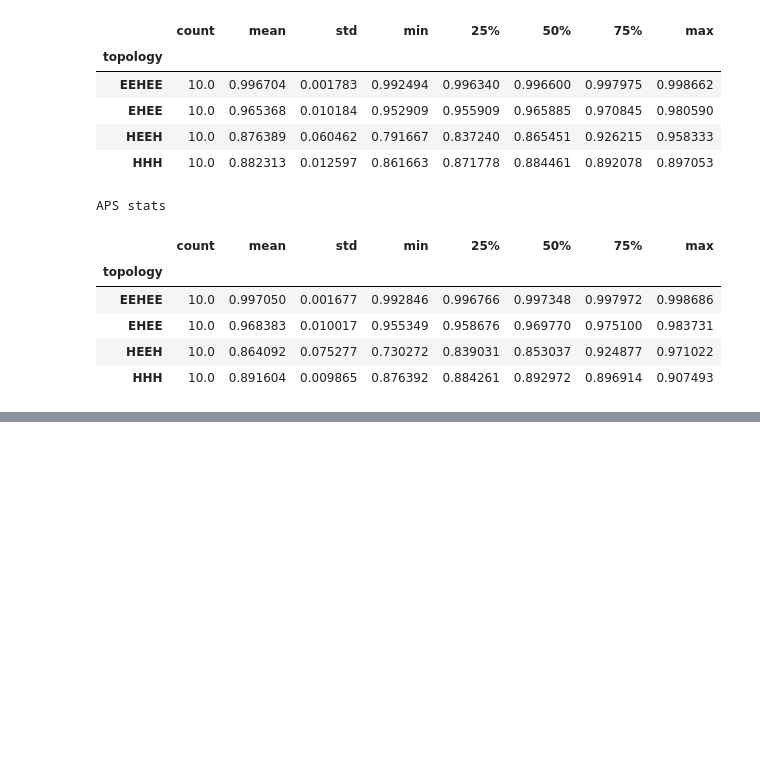
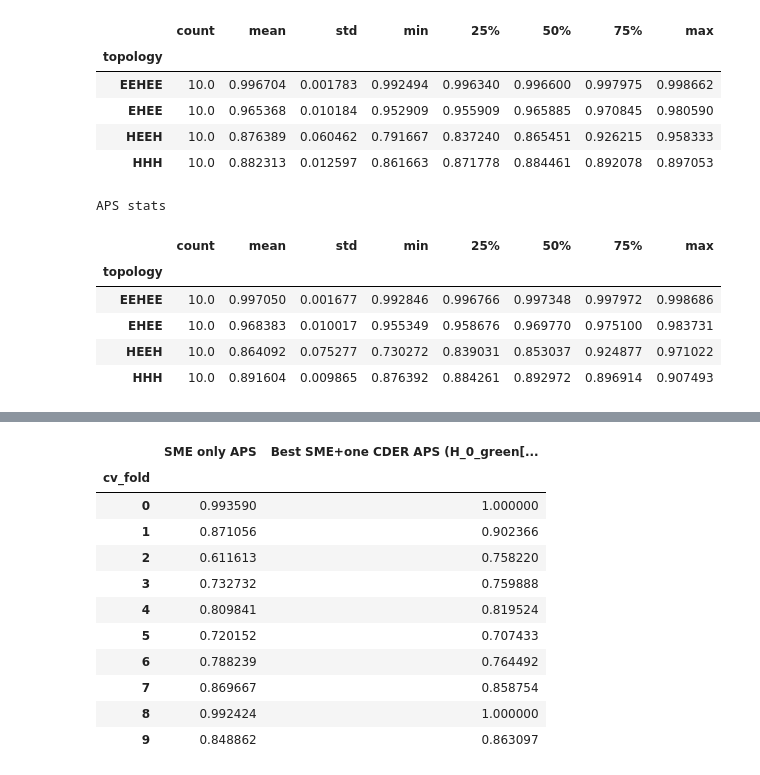
Before and after one commit to amish-mishra/CDER-protein-classifier, a Jupyter notebook: 8analyze_performance.ipynb, the cells around one changed output, grey strips where cells are left out. Drawn from its saved outputs; the diff is of its cells as text; code cells hidden in the pictures; blank space fills up the shorter version.

```diff
--- a/8analyze_performance.ipynb
+++ b/8analyze_performance.ipynb
@@ -147,0 +180,36 @@ Performance of training on all stable and same number of unstable proteins for e
+# %%
+heeh_cv_aps_sme_all_cder = pandas.read_csv('perf_dataframes/HEEH_cv_aps_scores_sme_and_all_cder.csv')
+heeh_cv_aps_sme_only = pandas.read_csv('perf_dataframes/HEEH_cv_aps_scores_sme_only.csv')
+heeh_cv_aps_sme_one_cder = pandas.read_csv('perf_dataframes/HEEH_cv_aps_scores_sme_with_one_cder_feature.csv')
+# %%
+# Calculate mean and std for each model
+mean_sme_only = heeh_cv_aps_sme_only['all_sme_aps'].mean()
+std_sme_only = heeh_cv_aps_sme_only['all_sme_aps'].std()
+
+mean_sme_all_cder = heeh_cv_aps_sme_all_cder['sme_cder_aps'].mean()
+std_sme_all_cder = heeh_cv_aps_sme_all_cder['sme_cder_aps'].std()
+
+# Find the column in sme_one_cder with the highest mean APS
+aps_cols = [col for col in heeh_cv_aps_sme_one_cder.columns if col.endswith('_aps')]
+mean_per_col = heeh_cv_aps_sme_one_cder[aps_cols].mean()
+best_col = mean_per_col.idxmax()
+mean_best_one_cder = mean_per_col.max()
+std_best_one_cder = heeh_cv_aps_sme_one_cder[best_col].std()
+
+# Create summary table
+aps_summary = pandas.DataFrame({
+    'Mean APS': [mean_sme_only, mean_sme_all_cder, mean_best_one_cder],
+    'Std APS': [std_sme_only, std_sme_all_cder, std_best_one_cder]
+}, index=['SME only', 'SME + all CDER', f'SME + best one CDER ({best_col})'])
+
+# Paired t-tests between SME only and SME + best one CDER
+aps_sme = heeh_cv_aps_sme_only['all_sme_aps']
+aps_best_one_cder = heeh_cv_aps_sme_one_cder[best_col]
+
+one_t_stat, one_p_val = ttest_rel(aps_sme, aps_best_one_cder, alternative='less')
+two_t_stat, two_p_val = ttest_rel(aps_sme, aps_best_one_cder, alternative='two-sided')
+
+aps_summary['one-sided p-value vs SME only'] = [None, None, one_p_val]
+aps_summary['two-sided p-value vs SME only'] = [None, None, two_p_val]
+
+display(aps_summary)
@@ -147,0 +221,21 @@ Performance of training on all stable and same number of unstable proteins for e
+# %%
+# Prepare a DataFrame with cv_fold as index and both columns
+comparison_df = pandas.DataFrame({
+    'SME only APS': heeh_cv_aps_sme_only['all_sme_aps'],
+    f'Best SME+one CDER APS ({best_col})': heeh_cv_aps_sme_one_cder[best_col]
+}, index=heeh_cv_aps_sme_only['cv_fold']-1)
+
+display(comparison_df)
+# %% [output]
+|  | SME only APS | Best SME+one CDER APS (H_0_green[... |
+| cv_fold |  |  |
+| 0 | 0.993590 | 1.000000 |
+| 1 | 0.871056 | 0.902366 |
+| 2 | 0.611613 | 0.758220 |
+| 3 | 0.732732 | 0.759888 |
+| 4 | 0.809841 | 0.819524 |
+| 5 | 0.720152 | 0.707433 |
+| 6 | 0.788239 | 0.764492 |
+| 7 | 0.869667 | 0.858754 |
+| 8 | 0.992424 | 1.000000 |
+| 9 | 0.848862 | 0.863097 |
```
Also changed, not shown: parts of 13 cells of this notebook, 1 other file.
